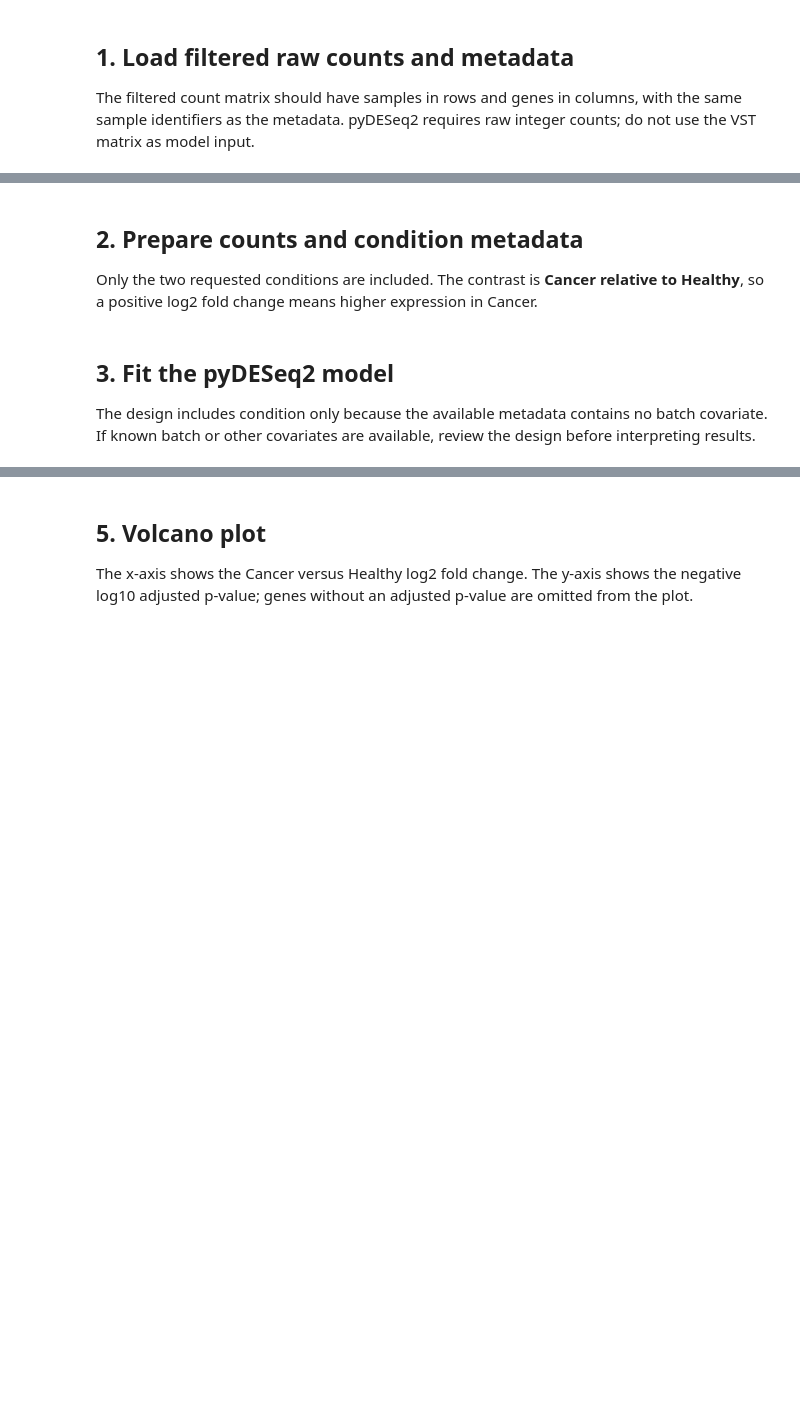
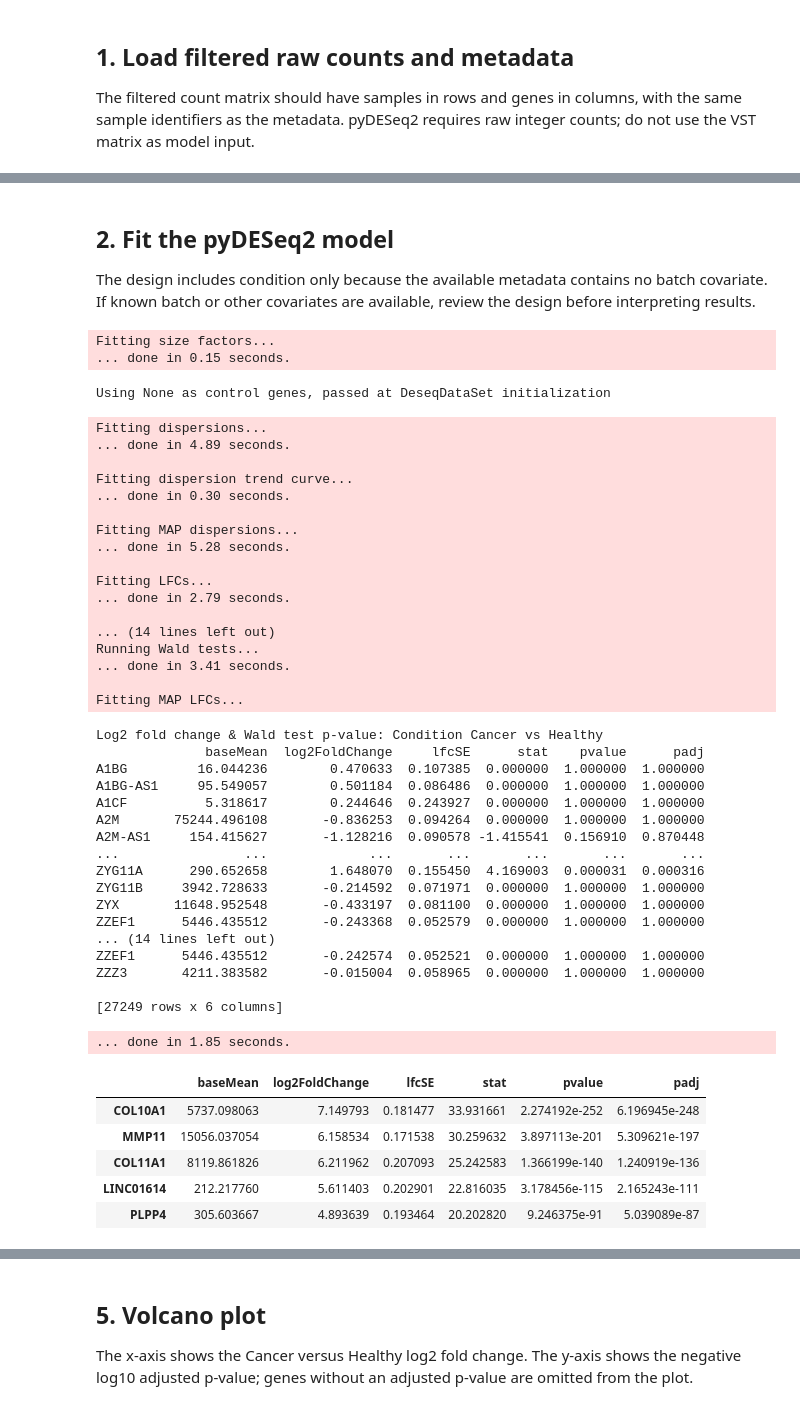
Before and after one commit to llebronm/bioinformatics-ml-project, a Jupyter notebook: notebooks/03_diff_expression.ipynb, the cells around one changed output, grey strips where cells are left out. Drawn from its saved outputs; the diff is of its cells as text; code cells hidden in the pictures; blank space fills up the shorter version.

```diff
--- a/notebooks/03_diff_expression.ipynb
+++ b/notebooks/03_diff_expression.ipynb
@@ -47,4 +52,0 @@ display(metadata['Condition'].value_counts())
-# %% [markdown]
-## 2. Prepare counts and condition metadata
-
-Only the two requested conditions are included. The contrast is **Cancer relative to Healthy**, so a positive log2 fold change means higher expression in Cancer.
@@ -72,24 +53,76 @@ print(f'Count matrix supplied to pyDESeq2: {counts.shape}')
 # %% [markdown]
-## 3. Fit the pyDESeq2 model
+## 2. Fit the pyDESeq2 model
 
 The design includes condition only because the available metadata contains no batch covariate. If known batch or other covariates are available, review the design before interpreting results.
 # %%
+metadata['Condition'] = pd.Categorical(
+    metadata['Condition'],
+    categories=['Healthy', 'Cancer']
+)
+
 dds = DeseqDataSet(
-    counts=counts,
-    metadata=meta,
+    counts=counts_filtered,
+    metadata=metadata,
     design='~Condition',
     refit_cooks=True,
     n_cpus=4,
 )
 dds.deseq2()
 
 # Cancer versus Healthy: positive log2FoldChange indicates higher expression in Cancer.
 stat_res = DeseqStats(
     dds,
     contrast=['Condition', 'Cancer', 'Healthy'],
-    n_cpus=4,
+    lfc_null=1.0,
+    alt_hypothesis='greaterAbs',
 )
 stat_res.summary()
+stat_res.lfc_shrink(coeff='Condition[T.Cancer]')
 results = stat_res.results_df.sort_values('padj', na_position='last').copy()
 display(results.head())
+# %% [output]
+Fitting size factors...
+... done in 0.15 seconds.
+Using None as control genes, passed at DeseqDataSet initialization
+Fitting dispersions...
+... done in 4.89 seconds.
+
+Fitting dispersion trend curve...
+... done in 0.30 seconds.
+
+Fitting MAP dispersions...
+... done in 5.28 seconds.
+
+Fitting LFCs...
+... done in 2.79 seconds.
+
+... (14 lines left out)
+Running Wald tests...
+... done in 3.41 seconds.
+
+Fitting MAP LFCs...
+Log2 fold change & Wald test p-value: Condition Cancer vs Healthy
+              baseMean  log2FoldChange     lfcSE      stat    pvalue      padj
+A1BG         16.044236        0.470633  0.107385  0.000000  1.000000  1.000000
+A1BG-AS1     95.549057        0.501184  0.086486  0.000000  1.000000  1.000000
+A1CF          5.318617        0.244646  0.243927  0.000000  1.000000  1.000000
+A2M       75244.496108       -0.836253  0.094264  0.000000  1.000000  1.000000
+A2M-AS1     154.415627       -1.128216  0.090578 -1.415541  0.156910  0.870448
+...                ...             ...       ...       ...       ...       ...
+ZYG11A      290.652658        1.648070  0.155450  4.169003  0.000031  0.000316
+ZYG11B     3942.728633       -0.214592  0.071971  0.000000  1.000000  1.000000
+ZYX       11648.952548       -0.433197  0.081100  0.000000  1.000000  1.000000
+ZZEF1      5446.435512       -0.243368  0.052579  0.000000  1.000000  1.000000
+... (14 lines left out)
+ZZEF1      5446.435512       -0.242574  0.052521  0.000000  1.000000  1.000000
+ZZZ3       4211.383582       -0.015004  0.058965  0.000000  1.000000  1.000000
+
+[27249 rows x 6 columns]
+... done in 1.85 seconds.
+|  | baseMean | log2FoldChange | lfcSE | stat | pvalue | padj |
+| COL10A1 | 5737.098063 | 7.149793 | 0.181477 | 33.931661 | 2.274192e-252 | 6.196945e-248 |
+| MMP11 | 15056.037054 | 6.158534 | 0.171538 | 30.259632 | 3.897113e-201 | 5.309621e-197 |
+| COL11A1 | 8119.861826 | 6.211962 | 0.207093 | 25.242583 | 1.366199e-140 | 1.240919e-136 |
+| LINC01614 | 212.217760 | 5.611403 | 0.202901 | 22.816035 | 3.178456e-115 | 2.165243e-111 |
+| PLPP4 | 305.603667 | 4.893639 | 0.193464 | 20.202820 | 9.246375e-91 | 5.039089e-87 |
 # %% [markdown]
```
Also changed, not shown: parts of 5 cells of this notebook, 1 other file.
